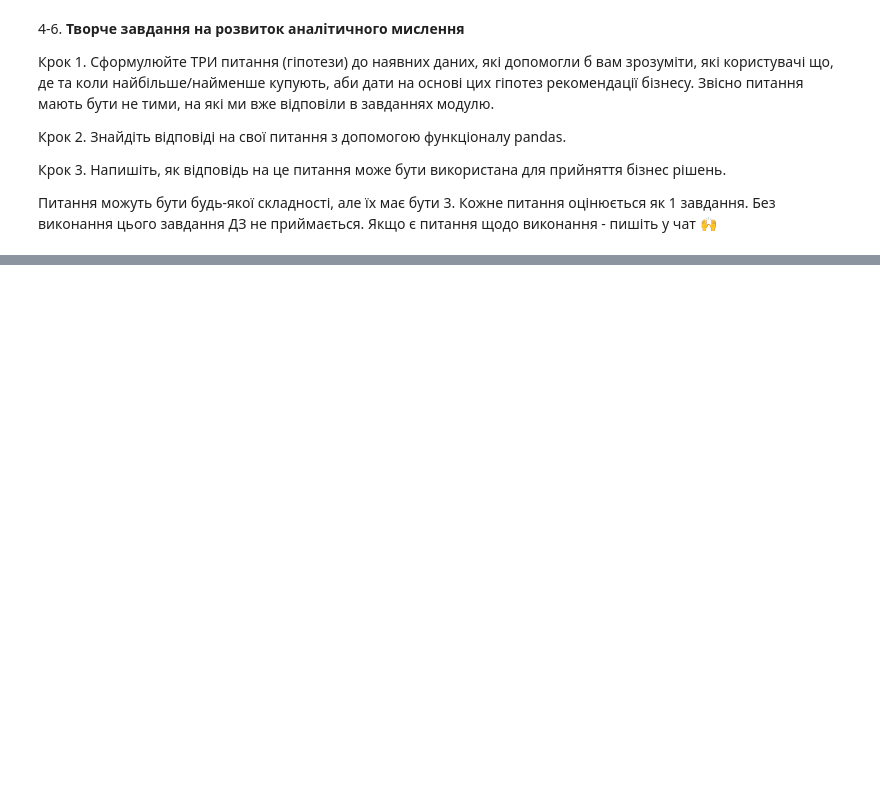
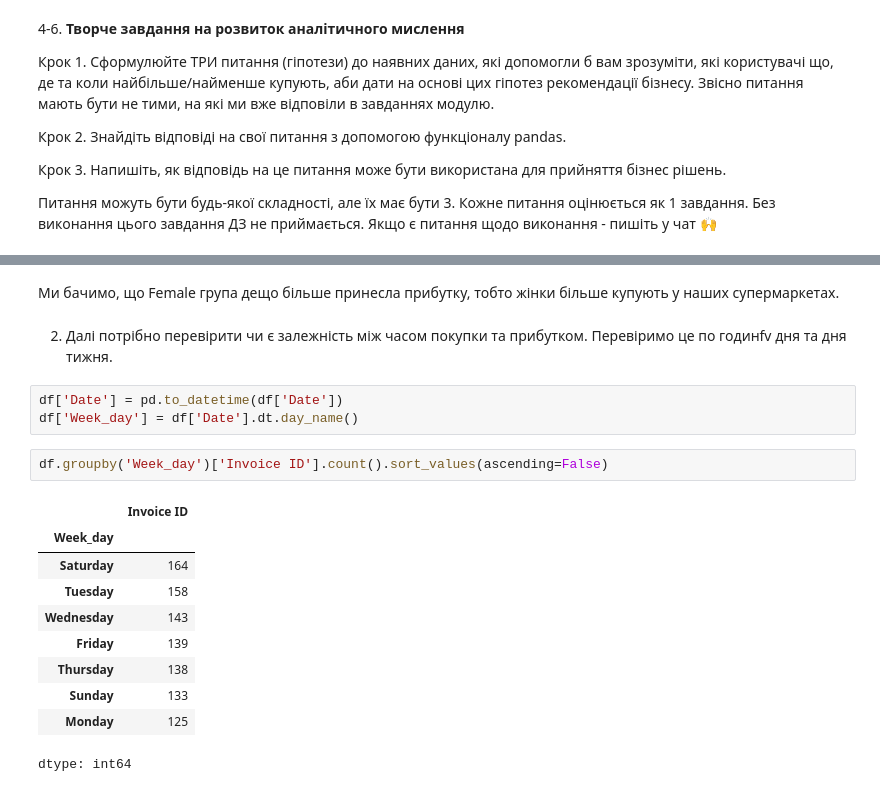
Before and after one commit to narvitp/Data-Analyst-Course, a Jupyter notebook: hw_10_4_apply,_groupby,_pivot_table.ipynb, the cells around one changed output, grey strips where cells are left out. Drawn from its saved outputs; the diff is of its cells as text; blank space fills up the shorter version.

```diff
--- a/hw_10_4_apply,_groupby,_pivot_table.ipynb
+++ b/hw_10_4_apply,_groupby,_pivot_table.ipynb
@@ -32,0 +95,20 @@
+# %% [markdown]
+Ми бачимо, що Female група дещо більше принесла прибутку, тобто жінки більше купують у наших супермаркетах.
+# %% [markdown]
+2. Далі потрібно перевірити чи є залежність між часом покупки та прибутком. Перевіримо це по годинfv дня та дня тижня.
+# %%
+df['Date'] = pd.to_datetime(df['Date'])
+df['Week_day'] = df['Date'].dt.day_name()
+# %%
+df.groupby('Week_day')['Invoice ID'].count().sort_values(ascending=False)
+# %% [output]
+|  | Invoice ID |
+| Week_day |  |
+| Saturday | 164 |
+| Tuesday | 158 |
+| Wednesday | 143 |
+| Friday | 139 |
+| Thursday | 138 |
+| Sunday | 133 |
+| Monday | 125 |
+dtype: int64
```
Also changed, not shown: parts of 16 cells of this notebook.
